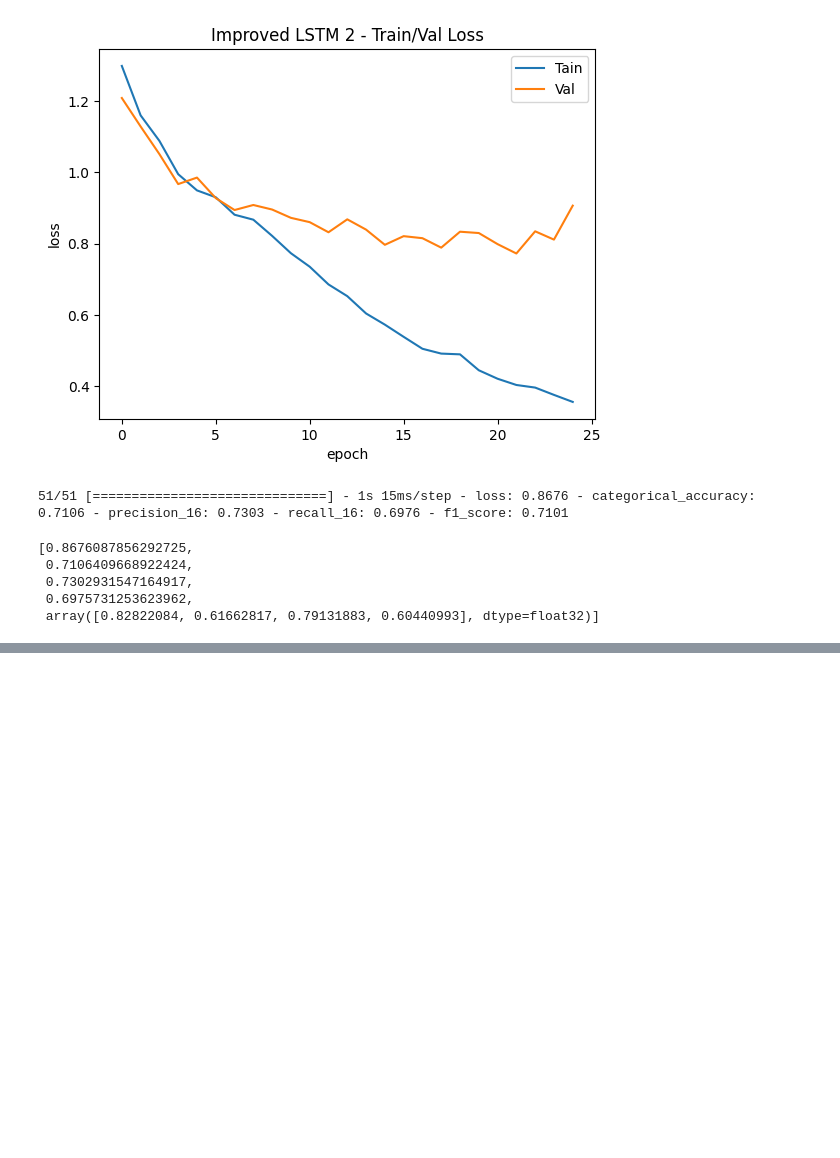
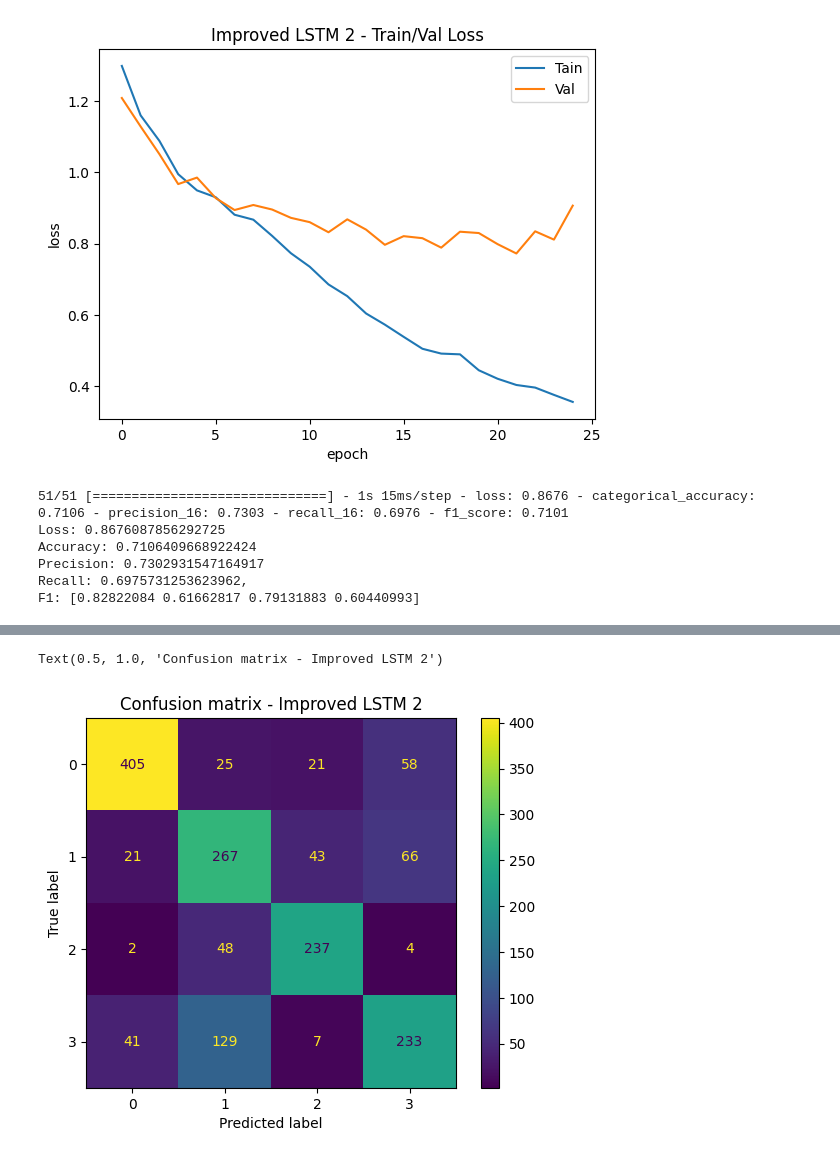
Before and after one commit to t4ai/music-composer-classification, a Jupyter notebook: composer-classifier.ipynb, the cells around one changed output, grey strips where cells are left out. Cells and saved outputs as stored; diff of their text form; code cells hidden in the pictures; blank space fills up the shorter version.

```diff
--- a/composer-classifier.ipynb
+++ b/composer-classifier.ipynb
@@ -573,11 +584,19 @@ plt.show()
 [figure]
 # %%
 # evaluate on test data
-lstm_exp2.evaluate(X_test, y_test)
+loss, accuracy, precision, recall, f1 = lstm_exp2.evaluate(X_test, y_test)
+print(f'Loss: {loss}\nAccuracy: {accuracy}\nPrecision: {precision}\nRecall: {recall},\nF1: {f1}')
 # %% [output]
 51/51 [==============================] - 1s 15ms/step - loss: 0.8676 - categorical_accuracy: 0.7106 - precision_16: 0.7303 - recall_16: 0.6976 - f1_score: 0.7101
+Loss: 0.8676087856292725
+Accuracy: 0.7106409668922424
+Precision: 0.7302931547164917
+Recall: 0.6975731253623962,
+F1: [0.82822084 0.61662817 0.79131883 0.60440993]
-[0.8676087856292725,
- 0.7106409668922424,
- 0.7302931547164917,
- 0.6975731253623962,
- array([0.82822084, 0.61662817, 0.79131883, 0.60440993], dtype=float32)]
+# %%
+# plot confusion matrix
+y_pred_lstm2 = lstm_exp2.predict(X_test)
+cm = confusion_matrix(np.argmax(y_test, axis=1), np.argmax(y_pred_lstm2, axis=1))
+ConfusionMatrixDisplay(confusion_matrix=cm).plot();
+plt.title('Confusion matrix - Improved LSTM 2')
+# %% [output]
@@ -583,0 +604,2 @@ lstm_exp2.evaluate(X_test, y_test)
+Text(0.5, 1.0, 'Confusion matrix - Improved LSTM 2')
+[figure, added]
```
Also changed, not shown: parts of 3 cells of this notebook.
